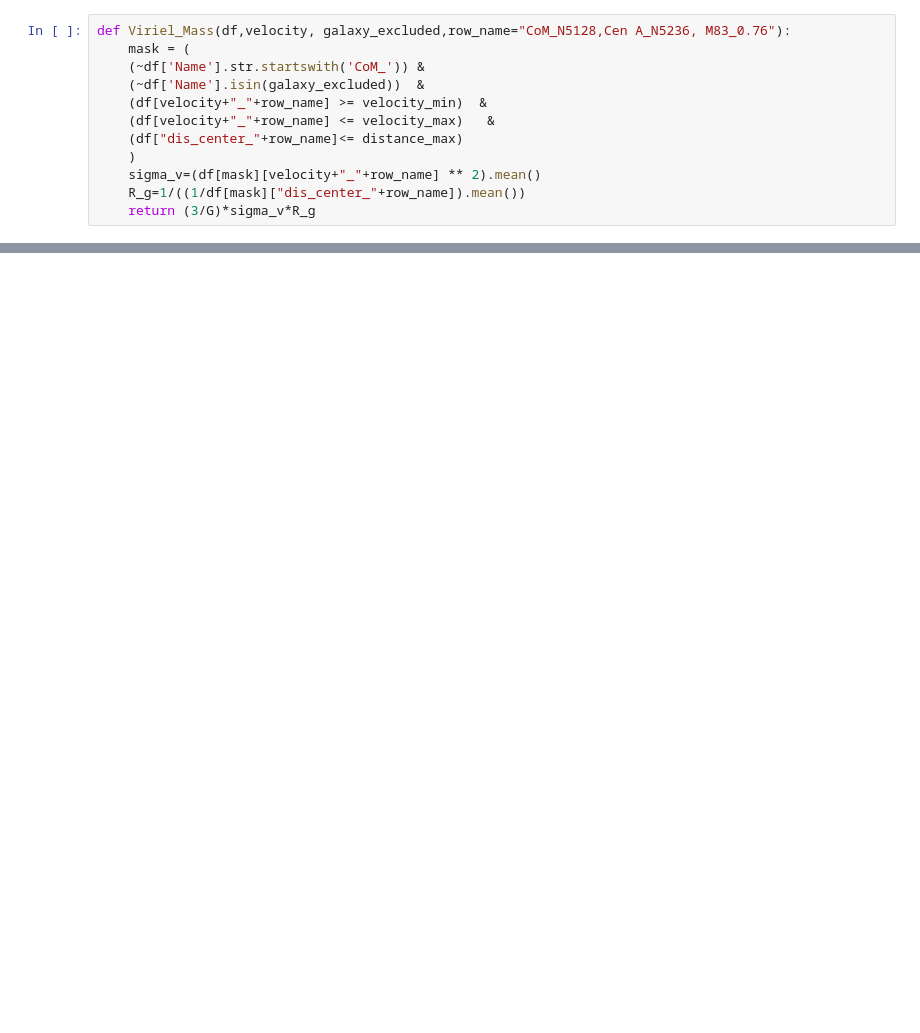
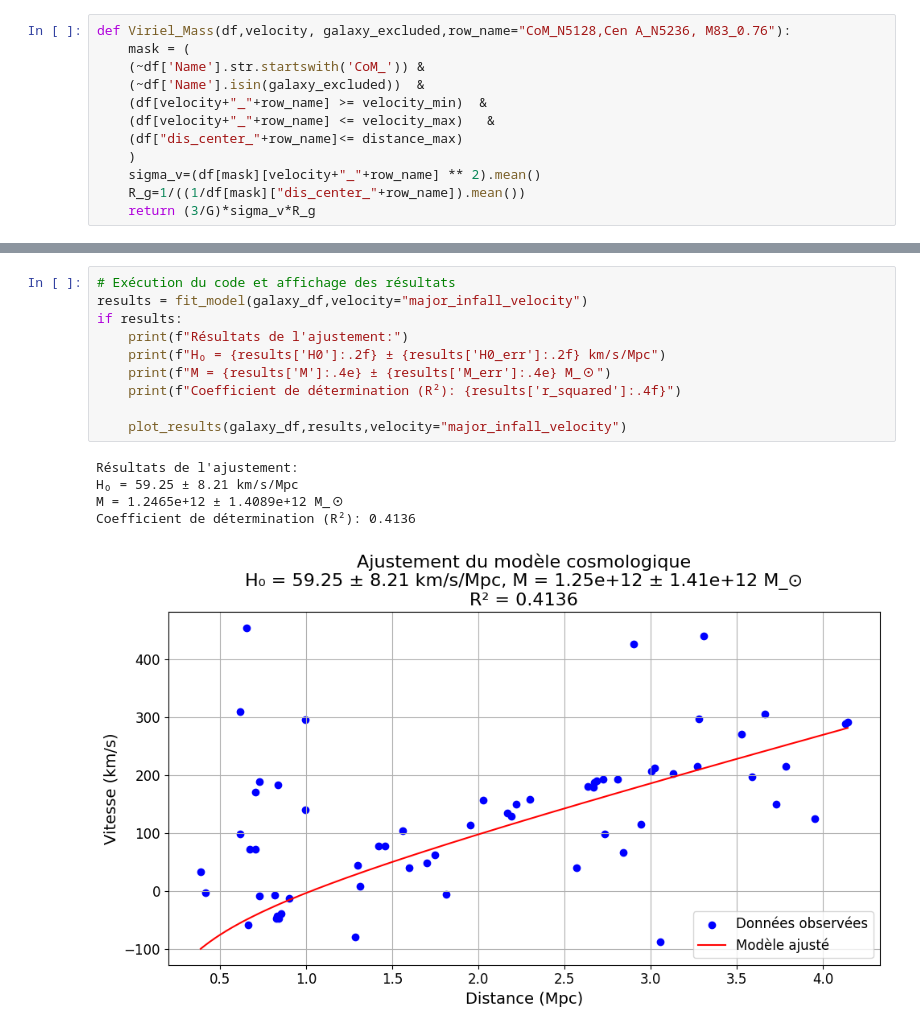
Before and after one commit to AdrianFaucher/project_3A, a Jupyter notebook: Viriel_mass_hubble.ipynb, the cells around one changed output, grey strips where cells are left out. Drawn from its saved outputs; the diff is of its cells as text; blank space fills up the shorter version.

```diff
--- a/Viriel_mass_hubble.ipynb
+++ b/Viriel_mass_hubble.ipynb
@@ -51,0 +372,16 @@ The Virial Mass according to the major infall model with a bound system of 2 Mpc
+# %%
+# Exécution du code et affichage des résultats
+results = fit_model(galaxy_df,velocity="major_infall_velocity")
+if results:
+    print(f"Résultats de l'ajustement:")
+    print(f"H₀ = {results['H0']:.2f} ± {results['H0_err']:.2f} km/s/Mpc")
+    print(f"M = {results['M']:.4e} ± {results['M_err']:.4e} M_⊙")
+    print(f"Coefficient de détermination (R²): {results['r_squared']:.4f}")
+
+    plot_results(galaxy_df,results,velocity="major_infall_velocity")
+# %% [output]
+Résultats de l'ajustement:
+H₀ = 59.25 ± 8.21 km/s/Mpc
+M = 1.2465e+12 ± 1.4089e+12 M_⊙
+Coefficient de détermination (R²): 0.4136
+[figure, added]
```
Also changed, not shown: parts of 27 cells of this notebook, 7 other files.
